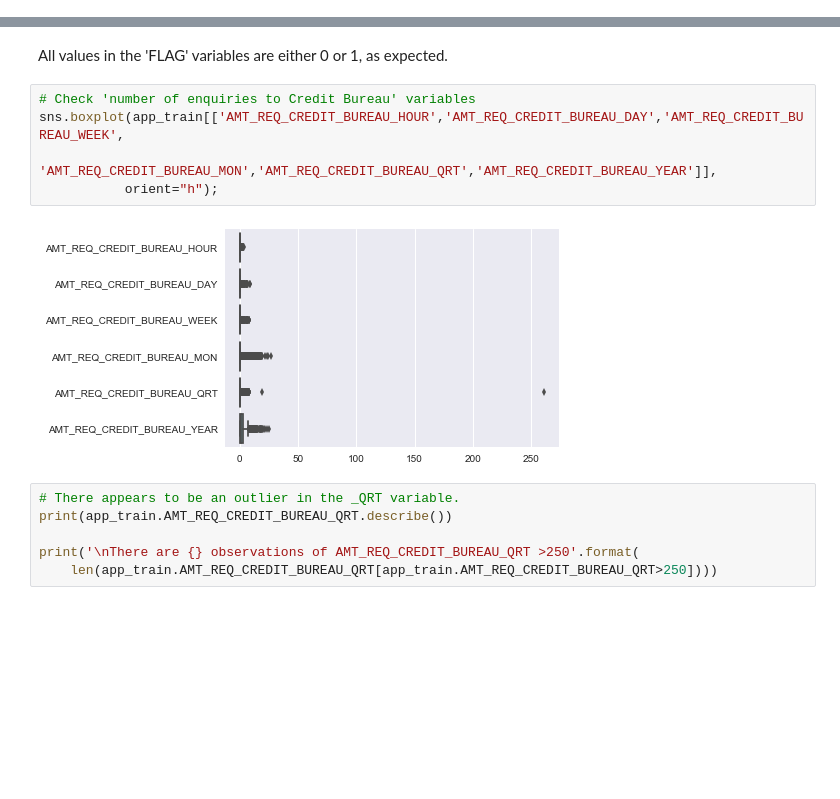
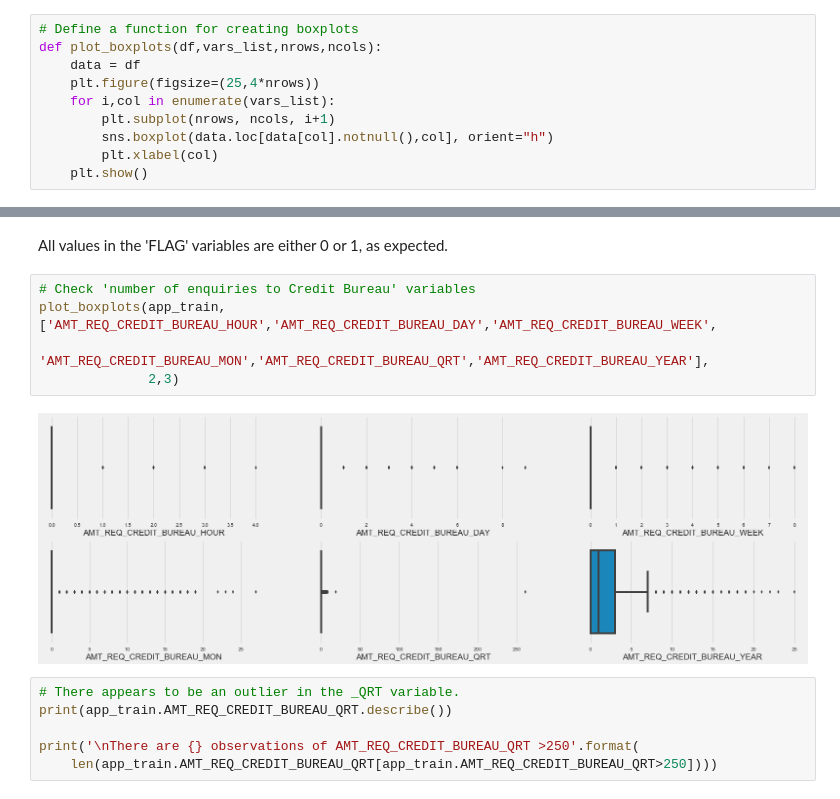
Before and after one commit to chelsealuisa/home-credit, a Jupyter notebook: home-credit-eda.ipynb, the cells around one changed output, grey strips where cells are left out. Drawn from its saved outputs; the diff is of its cells as text; blank space fills up the shorter version.

```diff
--- a/home-credit-eda.ipynb
+++ b/home-credit-eda.ipynb
@@ -127,5 +127,15 @@ We appear to have an imbalanced class problem. Many more people were classified
 ### Outliers
 Next we will check for outliers in the data. Outliers may be the result of data entry errors, or they could be valid but extreme measurements. Outliers can be detected visually using boxplots or histograms.
 #### Training set
+# %%
+# Define a function for creating boxplots
+def plot_boxplots(df,vars_list,nrows,ncols):
+    data = df
+    plt.figure(figsize=(25,4*nrows))
+    for i,col in enumerate(vars_list):
+        plt.subplot(nrows, ncols, i+1)
+        sns.boxplot(data.loc[data[col].notnull(),col], orient="h")
+        plt.xlabel(col)
+    plt.show()
 # %%
 # Boxplots for external credit score variables
@@ -242,11 +246,11 @@ print(set(flag_vals))
 All values in the 'FLAG' variables are either 0 or 1, as expected.
 # %%
 # Check 'number of enquiries to Credit Bureau' variables
-sns.boxplot(app_train[['AMT_REQ_CREDIT_BUREAU_HOUR','AMT_REQ_CREDIT_BUREAU_DAY','AMT_REQ_CREDIT_BUREAU_WEEK',
-                      'AMT_REQ_CREDIT_BUREAU_MON','AMT_REQ_CREDIT_BUREAU_QRT','AMT_REQ_CREDIT_BUREAU_YEAR']],
-           orient="h");
+plot_boxplots(app_train,['AMT_REQ_CREDIT_BUREAU_HOUR','AMT_REQ_CREDIT_BUREAU_DAY','AMT_REQ_CREDIT_BUREAU_WEEK',
+                         'AMT_REQ_CREDIT_BUREAU_MON','AMT_REQ_CREDIT_BUREAU_QRT','AMT_REQ_CREDIT_BUREAU_YEAR'],
+              2,3)
 # %% [output]
-[figure, old version]
+[figure, new version]
 # %%
 # There appears to be an outlier in the _QRT variable.
 print(app_train.AMT_REQ_CREDIT_BUREAU_QRT.describe())
```
Also changed, not shown: parts of 54 cells of this notebook.
